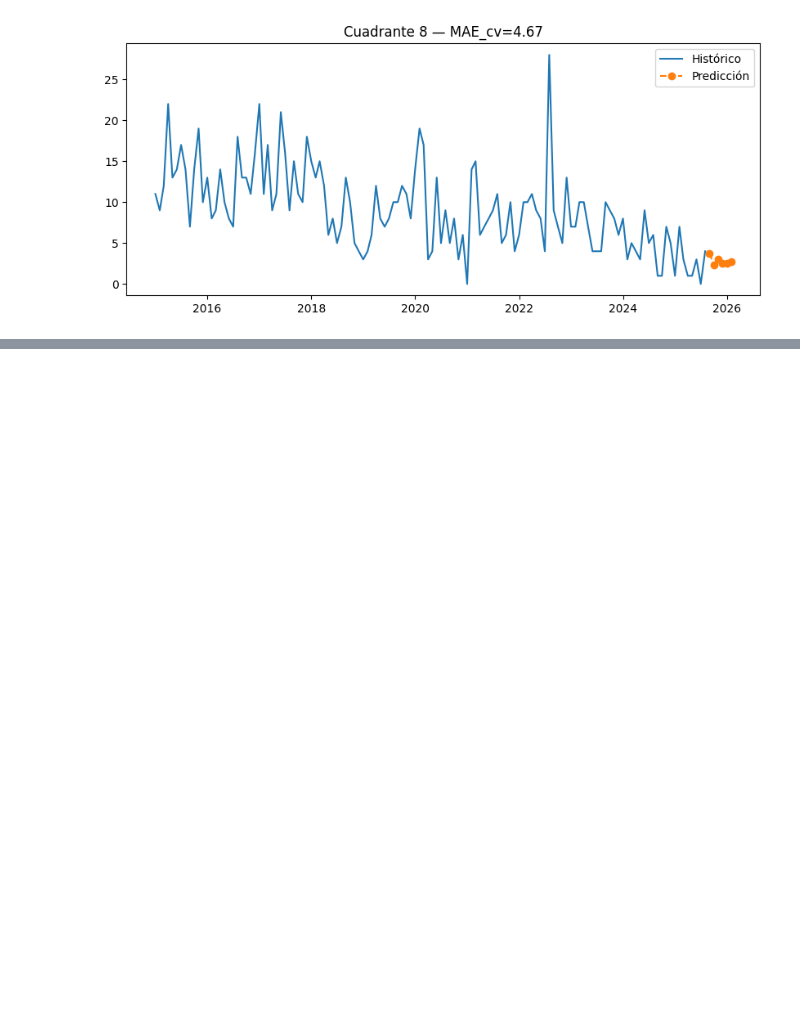
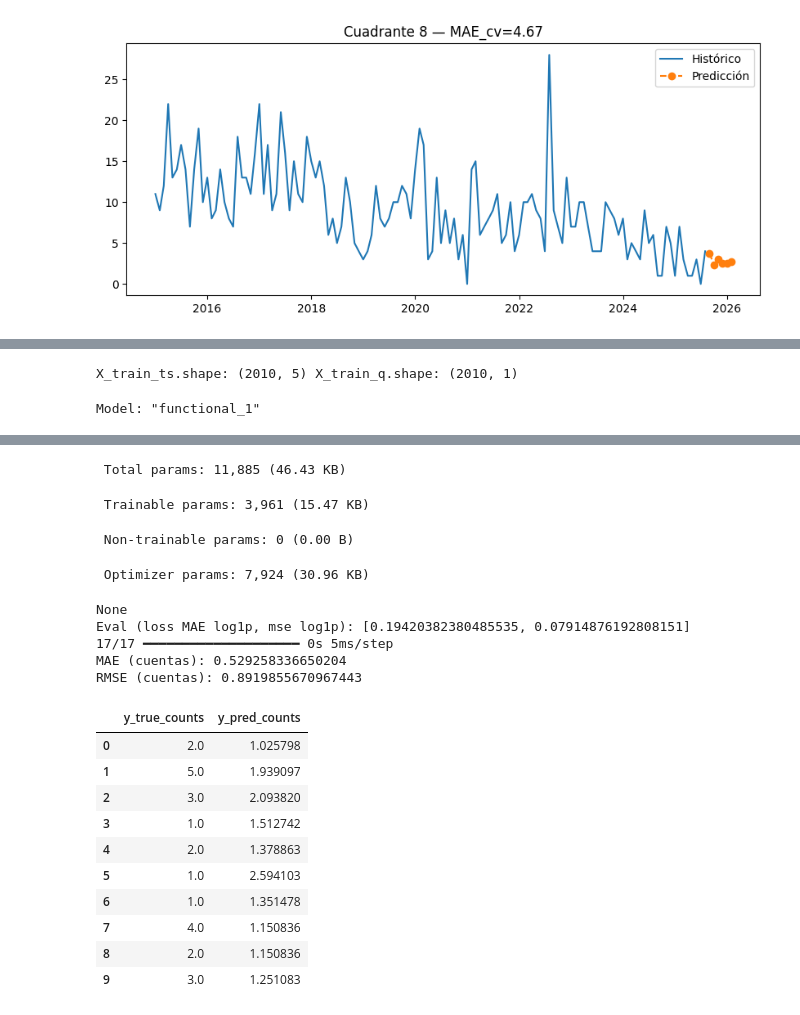
Before and after one commit to CLA-TI3001C-AD2025-G100/A01563230-EDA, a Jupyter notebook: FICOSEC.ipynb, the cells around one changed output, grey strips where cells are left out. Cells and saved outputs as stored; diff of their text form; code cells hidden in the pictures; blank space fills up the shorter version.

```diff
--- a/FICOSEC.ipynb
+++ b/FICOSEC.ipynb
@@ -799,0 +816,20 @@ plt.legend(); plt.show()
+# %%
+# 1. Crear Lags (Valores pasados de la variable objetivo)
+# 'Lags' comunes son 1, 3, 6, y 12 meses (para capturar la estacionalidad anual)
+def create_lags(df, target_col, lags):
+    for lag in lags:
+        # Se agrupa por Cuadrante para que el lag solo se calcule dentro de ese Cuadrante
+        df[f'Lag_{lag}M'] = df.groupby('CUADRANTE')[target_col].shift(lag)
+    return df
+
+df_vehiculo = create_lags(df_vehiculo, 'TARGET', [1, 3, 6, 12])
+
+# 2. Agregar Estacionalidad
+# El Mes es clave para la estacionalidad
+df_vehiculo['MES'] = df_vehiculo['FECHA'].dt.month
+
+# 3. Eliminar Nulos
+# Las primeras 12 filas tendrán NaN debido a los lags, son necesarias para el entrenamiento
+df_vehiculo.dropna(inplace=True)
+
+print(df_vehiculo.head(5))
@@ -799,0 +982,32 @@ plt.legend(); plt.show()
+# %%
+# ...existing code...
+import numpy as np
+import pandas as pd
+from sklearn.metrics import mean_absolute_error, mean_squared_error
+
+# shapes y resumen del modelo
+print("X_train_ts.shape:", X_train_ts.shape, "X_train_q.shape:", X_train_q.shape)
+print(model_vehiculo.summary())
+
+# evaluación en escala log1p
+eval_log = model_vehiculo.evaluate([X_test_ts, X_test_q], y_test, verbose=0)
+print("Eval (loss MAE log1p, mse log1p):", eval_log)
+
+# predicciones y métricas en escala original (robos)
+preds_log = model_vehiculo.predict([X_test_ts, X_test_q])
+preds_counts = np.expm1(preds_log.squeeze())
+y_test_counts = np.expm1(y_test)
+
+print("MAE (cuentas):", mean_absolute_error(y_test_counts, preds_counts))
+print("RMSE (cuentas):", np.sqrt(mean_squared_error(y_test_counts, preds_counts)))
+
+# Mostrar primeras filas comparadas
+comp = pd.DataFrame({
+    "y_true_counts": y_test_counts,
+    "y_pred_counts": preds_counts
+})
+display(comp.head(10))
+# ...existing code...
+# %% [output]
+X_train_ts.shape: (2010, 5) X_train_q.shape: (2010, 1)
+Model: "functional_1"
@@ -799,0 +1031,20 @@ plt.legend(); plt.show()
+ Total params: 11,885 (46.43 KB)
+ Trainable params: 3,961 (15.47 KB)
+ Non-trainable params: 0 (0.00 B)
+ Optimizer params: 7,924 (30.96 KB)
+None
+Eval (loss MAE log1p, mse log1p): [0.19420382380485535, 0.07914876192808151]
+17/17 ━━━━━━━━━━━━━━━━━━━━ 0s 5ms/step
+MAE (cuentas): 0.529258336650204
+RMSE (cuentas): 0.8919855670967443
+|  | y_true_counts | y_pred_counts |
+| 0 | 2.0 | 1.025798 |
+| 1 | 5.0 | 1.939097 |
+| 2 | 3.0 | 2.093820 |
+| 3 | 1.0 | 1.512742 |
+| 4 | 2.0 | 1.378863 |
+| 5 | 1.0 | 2.594103 |
+| 6 | 1.0 | 1.351478 |
+| 7 | 4.0 | 1.150836 |
+| 8 | 2.0 | 1.150836 |
+| 9 | 3.0 | 1.251083 |
```
Also changed, not shown: parts of 6 cells of this notebook.
